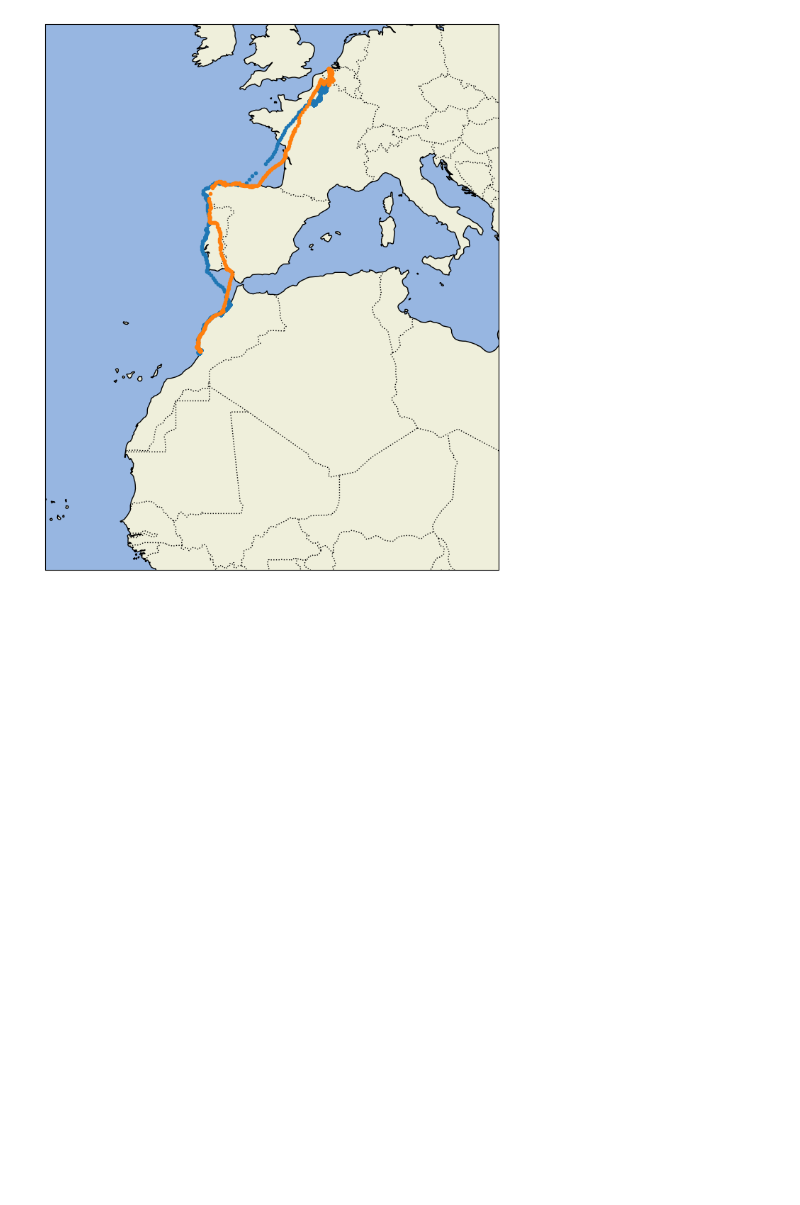
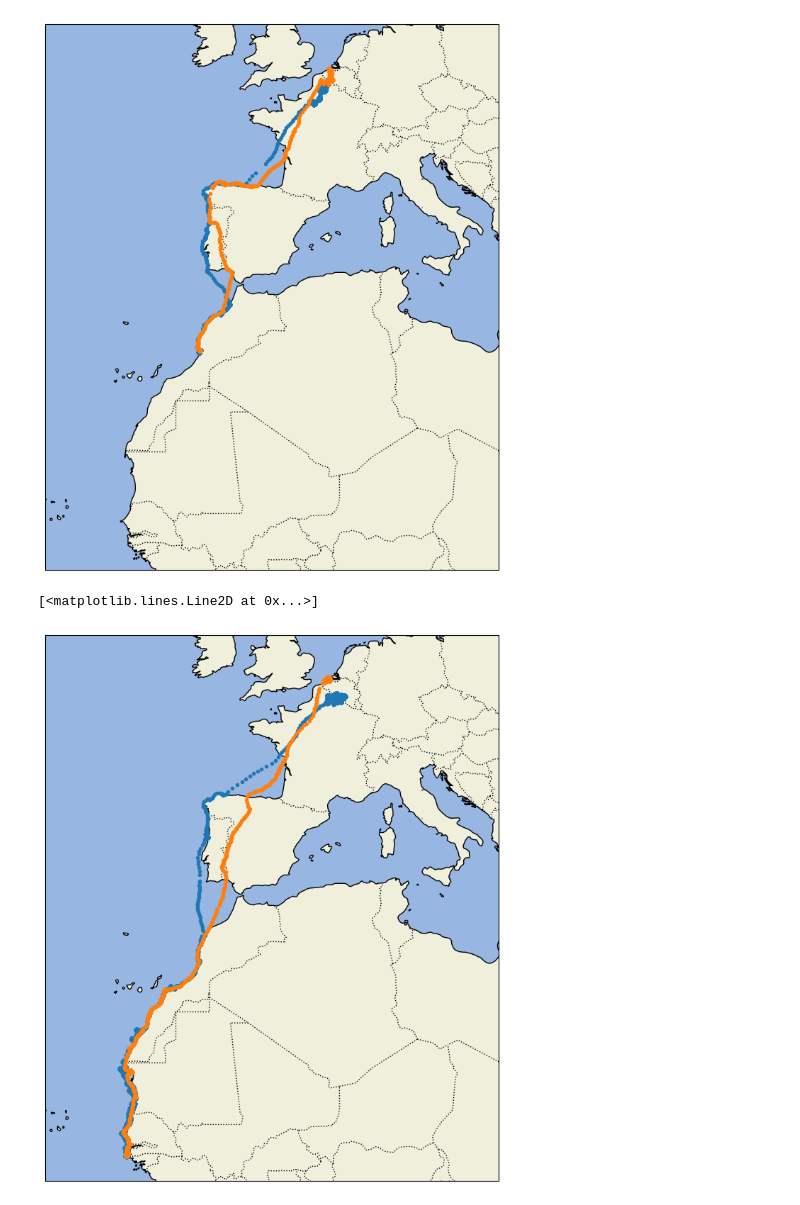
Before and after one commit to cyc20480/Data_Analysis_JBEDU, a Jupyter notebook: 190224_001_철새이동경로.ipynb, the cells around one changed output. Cells and saved outputs as stored; diff of their text form; code cells hidden in the pictures; blank space fills up the shorter version.

```diff
--- a/190224_001_철새이동경로.ipynb
+++ b/190224_001_철새이동경로.ipynb
@@ -352,3 +352,22 @@ ax.plot(x[17101:19798], y[17101:19798], '.', transform=ccrs.Geodetic())
 # %% [output]
 [<matplotlib.lines.Line2D at 0x...>]
 [figure]
+# %%
+extent = [-25.0, 20.0, 52.0, 10.0]
+
+plt.figure(figsize=(10,10))
+ax = plt.axes(projection=ccrs.Mercator())
+ax.set_extent(extent)
+ax.add_feature(cfeature.LAND)
+ax.add_feature(cfeature.OCEAN)
+ax.add_feature(cfeature.COASTLINE)
+ax.add_feature(cfeature.BORDERS, linestyle=':')
+
+bird_names = pd.unique(birdata.bird_name)
+ix = birdata['bird_name'] == 'Nico'
+x, y = birdata.longitude[ix], birdata.latitude[ix]
+ax.plot(x[0:19000], y[0:19000], '.', transform=ccrs.Geodetic()) # 위도 하강, 남하
+ax.plot(x[19000:21120], y[19000:21120], '.', transform=ccrs.Geodetic()) #위도 상승(북상)
+# %% [output]
+[<matplotlib.lines.Line2D at 0x...>]
+[figure, added]
```
Also changed, not shown: parts of 2 cells of this notebook.
